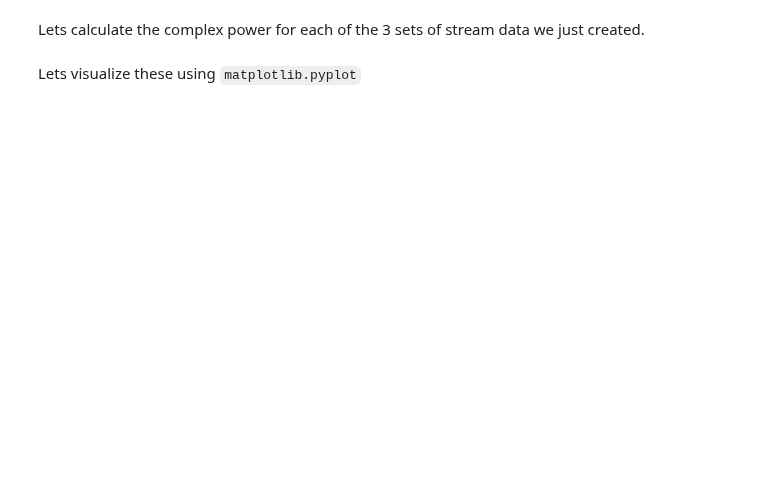
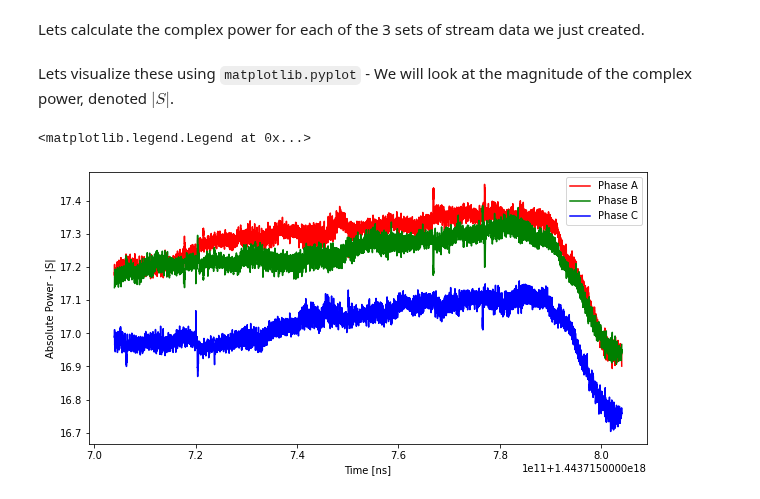
Before and after one commit to PingThingsIO/ni4ai-notebooks, a Jupyter notebook: tutorials/11 - Calculating Complex Power from Sunshine Dataset.ipynb, the cells around one changed output. Cells and saved outputs as stored; diff of their text form; code cells hidden in the pictures; blank space fills up the shorter version.

```diff
--- a/tutorials/11 - Calculating Complex Power from Sunshine Dataset.ipynb
+++ b/tutorials/11 - Calculating Complex Power from Sunshine Dataset.ipynb
@@ -200,4 +336,4 @@ for col in col_list:
         * np.conjugate(pmu1_current_df[f"{col}current"])
     )
 # %% [markdown]
-Lets visualize these using `matplotlib.pyplot`
+Lets visualize these using `matplotlib.pyplot` - We will look at the magnitude of the complex power, denoted $|S|$.
@@ -215,0 +340,12 @@ plt.ylabel("Power")
+# %%
+plt.figure(figsize=figsize)
+plt.plot(np.abs(power_list[0]), color='red', label='Phase A')
+plt.plot(np.abs(power_list[1]), color='green', label='Phase B')
+plt.plot(np.abs(power_list[2]), color='blue', label='Phase C')
+
+plt.xlabel("Time [ns]")
+plt.ylabel("Absolute Power - |S|")
+plt.legend()
+# %% [output]
+<matplotlib.legend.Legend at 0x...>
+[figure, added]
```
Also changed, not shown: parts of 31 cells of this notebook.
